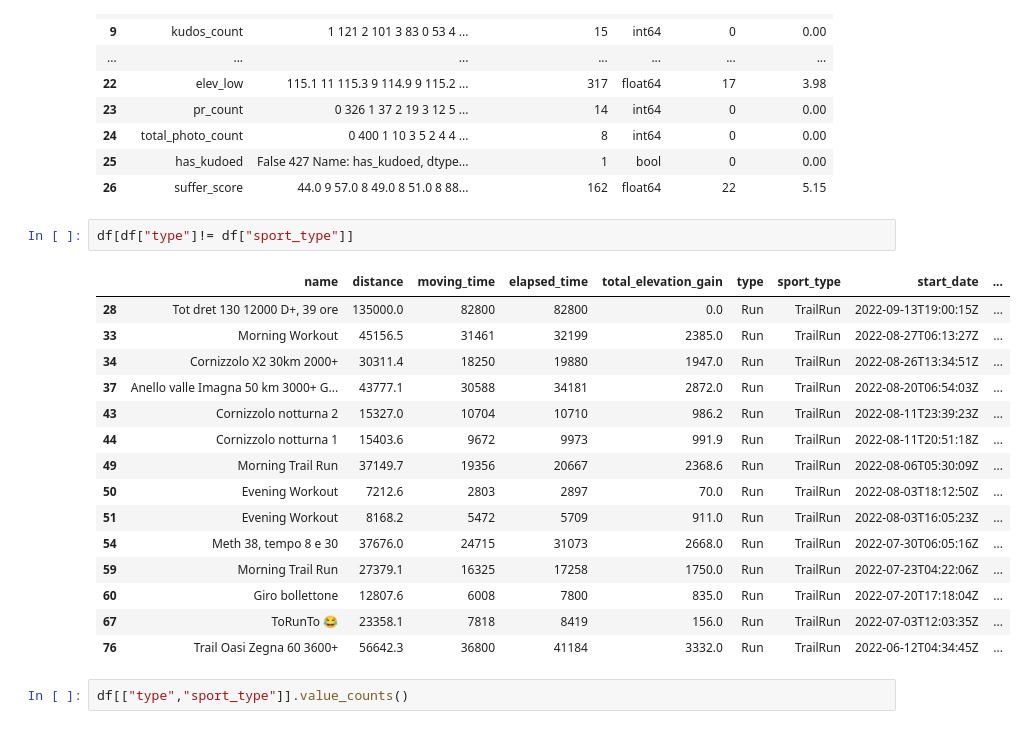
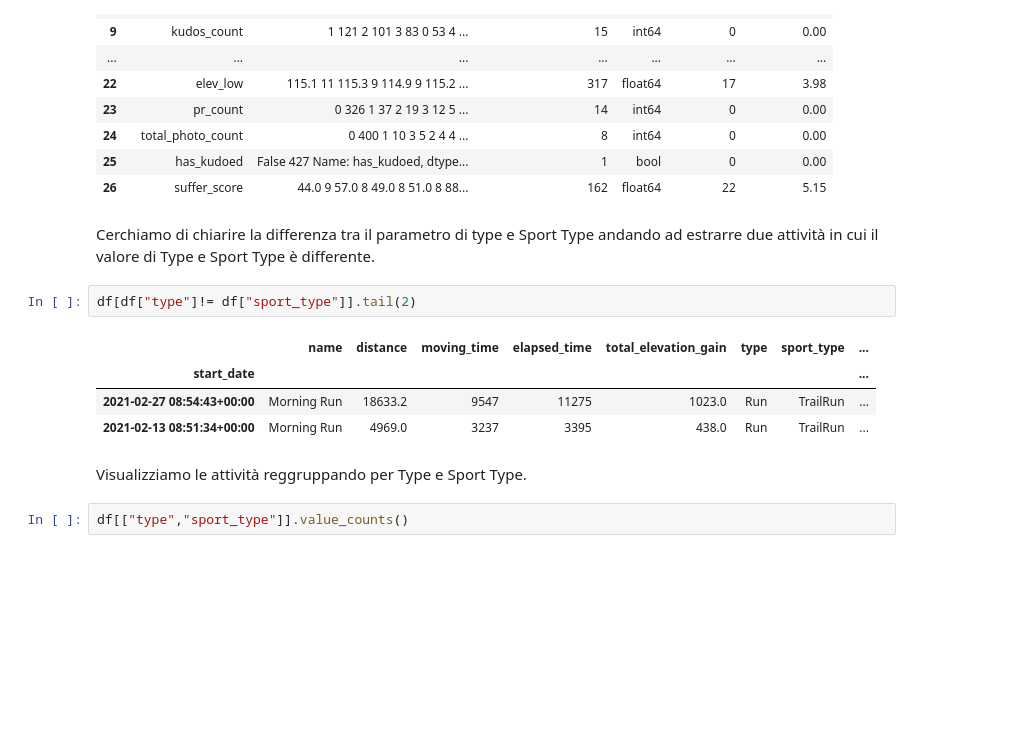
Before and after one commit to scionuait/StravaDataImport, a Jupyter notebook: analisi_strava_athlete_2022.ipynb, the cells around one changed output. Cells and saved outputs as stored; diff of their text form; blank space fills up the shorter version.

```diff
--- a/analisi_strava_athlete_2022.ipynb
+++ b/analisi_strava_athlete_2022.ipynb
@@ -236,24 +272,17 @@ df_value_clean
 | 24 | total_photo_count | 0 400 1 10 3 5 2 4 4 ... | 8 | int64 | 0 | 0.00 |
 | 25 | has_kudoed | False 427 Name: has_kudoed, dtype... | 1 | bool | 0 | 0.00 |
 | 26 | suffer_score | 44.0 9 57.0 8 49.0 8 51.0 8 88... | 162 | float64 | 22 | 5.15 |
+# %% [markdown]
+Cerchiamo di chiarire la differenza tra il parametro di type e Sport Type andando ad estrarre due attività in cui il valore di Type e Sport Type è differente.
 # %%
-df[df["type"]!= df["sport_type"]]
+df[df["type"]!= df["sport_type"]].tail(2)
 # %% [output]
-|  | name | distance | moving_time | elapsed_time | total_elevation_gain | type | sport_type | start_date | ... |
-| 28 | Tot dret 130 12000 D+, 39 ore | 135000.0 | 82800 | 82800 | 0.0 | Run | TrailRun | 2022-09-13T19:00:15Z | ... |
-| 33 | Morning Workout | 45156.5 | 31461 | 32199 | 2385.0 | Run | TrailRun | 2022-08-27T06:13:27Z | ... |
-| 34 | Cornizzolo X2 30km 2000+ | 30311.4 | 18250 | 19880 | 1947.0 | Run | TrailRun | 2022-08-26T13:34:51Z | ... |
-| 37 | Anello valle Imagna 50 km 3000+ G... | 43777.1 | 30588 | 34181 | 2872.0 | Run | TrailRun | 2022-08-20T06:54:03Z | ... |
-| 43 | Cornizzolo notturna 2 | 15327.0 | 10704 | 10710 | 986.2 | Run | TrailRun | 2022-08-11T23:39:23Z | ... |
-| 44 | Cornizzolo notturna 1 | 15403.6 | 9672 | 9973 | 991.9 | Run | TrailRun | 2022-08-11T20:51:18Z | ... |
-| 49 | Morning Trail Run | 37149.7 | 19356 | 20667 | 2368.6 | Run | TrailRun | 2022-08-06T05:30:09Z | ... |
-| 50 | Evening Workout | 7212.6 | 2803 | 2897 | 70.0 | Run | TrailRun | 2022-08-03T18:12:50Z | ... |
-| 51 | Evening Workout | 8168.2 | 5472 | 5709 | 911.0 | Run | TrailRun | 2022-08-03T16:05:23Z | ... |
-| 54 | Meth 38, tempo 8 e 30 | 37676.0 | 24715 | 31073 | 2668.0 | Run | TrailRun | 2022-07-30T06:05:16Z | ... |
-| 59 | Morning Trail Run | 27379.1 | 16325 | 17258 | 1750.0 | Run | TrailRun | 2022-07-23T04:22:06Z | ... |
-| 60 | Giro bollettone | 12807.6 | 6008 | 7800 | 835.0 | Run | TrailRun | 2022-07-20T17:18:04Z | ... |
-| 67 | ToRunTo 😂 | 23358.1 | 7818 | 8419 | 156.0 | Run | TrailRun | 2022-07-03T12:03:35Z | ... |
-| 76 | Trail Oasi Zegna 60 3600+ | 56642.3 | 36800 | 41184 | 3332.0 | Run | TrailRun | 2022-06-12T04:34:45Z | ... |
+|  | name | distance | moving_time | elapsed_time | total_elevation_gain | type | sport_type | ... |
+| start_date |  |  |  |  |  |  |  | ... |
+| 2021-02-27 08:54:43+00:00 | Morning Run | 18633.2 | 9547 | 11275 | 1023.0 | Run | TrailRun | ... |
+| 2021-02-13 08:51:34+00:00 | Morning Run | 4969.0 | 3237 | 3395 | 438.0 | Run | TrailRun | ... |
+# %% [markdown]
+Visualizziamo le attività reggruppando per Type e Sport Type.
 # %%
 df[["type","sport_type"]].value_counts()
 # %% [output]
```
Also changed, not shown: parts of 28 cells of this notebook.
